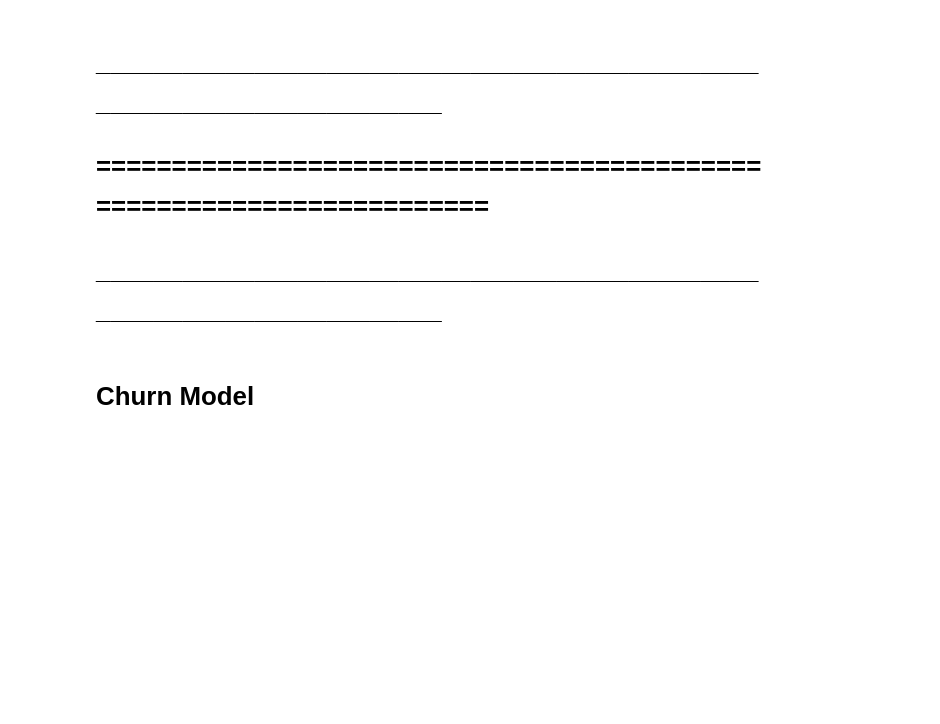
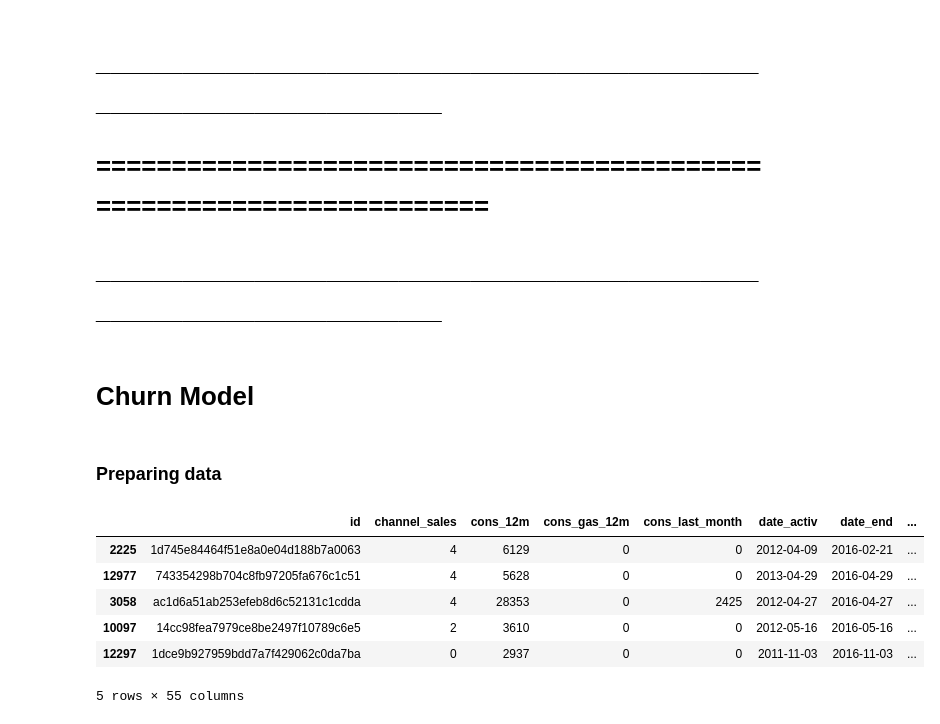
Before and after one commit to Ahmed-G-ElTaher/Churn-Model-Data-Science-Analytics-Virtual-Intern-at-BCG, a Jupyter notebook: Task_3/Churn Model.ipynb, the cells around one changed output. Drawn from its saved outputs; the diff is of its cells as text; code cells hidden in the pictures; blank space fills up the shorter version.

```diff
--- a/Task_3/Churn Model.ipynb
+++ b/Task_3/Churn Model.ipynb
@@ -108,3 +162,22 @@ memory usage: 440.1+ KB
 # ______________________________________________________________________
 # %% [markdown]
 # Churn Model
+# %% [markdown]
+### Preparing data
+# %%
+from sklearn import preprocessing
+le = preprocessing.LabelEncoder()
+data['channel_sales'] = le.fit_transform(data['channel_sales'])
+data['has_gas'] = le.fit_transform(data['has_gas'])
+data['origin_up'] = le.fit_transform(data['origin_up'])
+# %%
+train , test = train_test_split(data.drop(columns=['']) ,random_state=104, test_size=0.2, shuffle=True)
+train.head()
+# %% [output]
+|  | id | channel_sales | cons_12m | cons_gas_12m | cons_last_month | date_activ | date_end | ... |
+| 2225 | 1d745e84464f51e8a0e04d188b7a0063 | 4 | 6129 | 0 | 0 | 2012-04-09 | 2016-02-21 | ... |
+| 12977 | 743354298b704c8fb97205fa676c1c51 | 4 | 5628 | 0 | 0 | 2013-04-29 | 2016-04-29 | ... |
+| 3058 | ac1d6a51ab253efeb8d6c52131c1cdda | 4 | 28353 | 0 | 2425 | 2012-04-27 | 2016-04-27 | ... |
+| 10097 | 14cc98fea7979ce8be2497f10789c6e5 | 2 | 3610 | 0 | 0 | 2012-05-16 | 2016-05-16 | ... |
+| 12297 | 1dce9b927959bdd7a7f429062c0da7ba | 0 | 2937 | 0 | 0 | 2011-11-03 | 2016-11-03 | ... |
+5 rows × 55 columns
```
Also changed, not shown: parts of 6 cells of this notebook.
